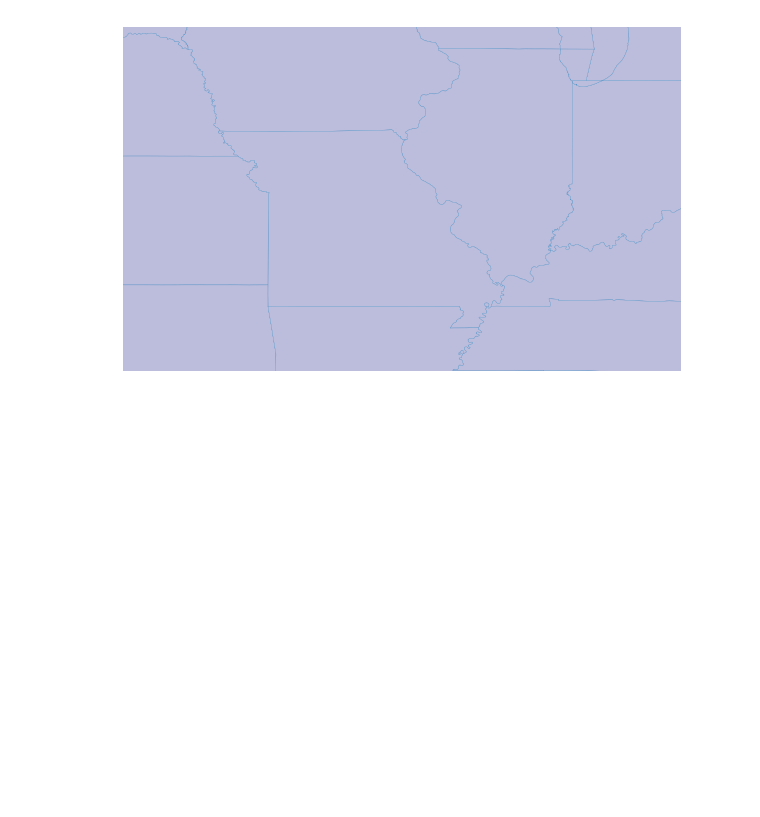
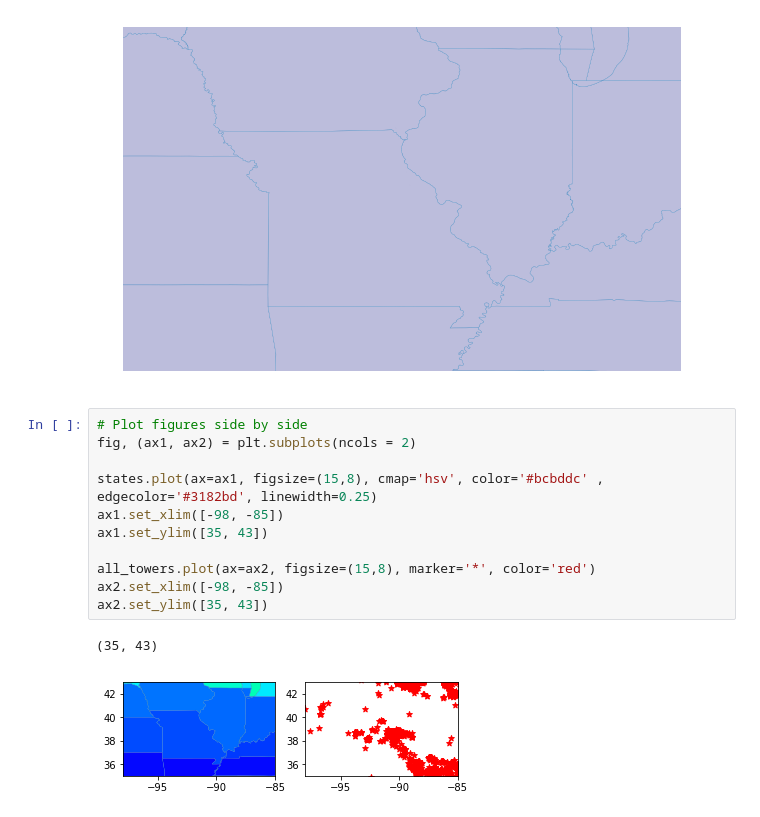
Before and after one commit to brekg/git_projects, a Jupyter notebook: jupyter/map_csv_data.ipynb, the cells around one changed output. Saved outputs shown, nothing was run; the diff lists cells and outputs as text; blank space fills up the shorter version.

Commit message:
Plot figures side by side and on top of one another

```diff
--- a/jupyter/map_csv_data.ipynb
+++ b/jupyter/map_csv_data.ipynb
@@ -60,3 +61,17 @@ ax.set_ylim([35, 43])
 # %% [output]
 (35, 43)
 [figure]
+# %%
+# Plot figures side by side
+fig, (ax1, ax2) = plt.subplots(ncols = 2)
+
+states.plot(ax=ax1, figsize=(15,8), cmap='hsv', color='#bcbddc' , edgecolor='#3182bd', linewidth=0.25)
+ax1.set_xlim([-98, -85])
+ax1.set_ylim([35, 43])
+
+all_towers.plot(ax=ax2, figsize=(15,8), marker='*', color='red')
+ax2.set_xlim([-98, -85])
+ax2.set_ylim([35, 43])
+# %% [output]
+(35, 43)
+[figure, added]
```
Also changed, not shown: parts of 2 cells of this notebook.
